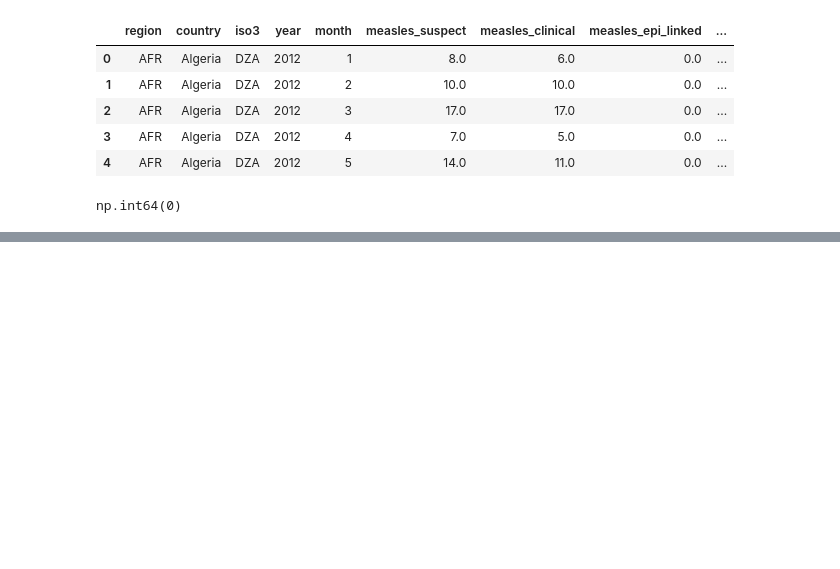
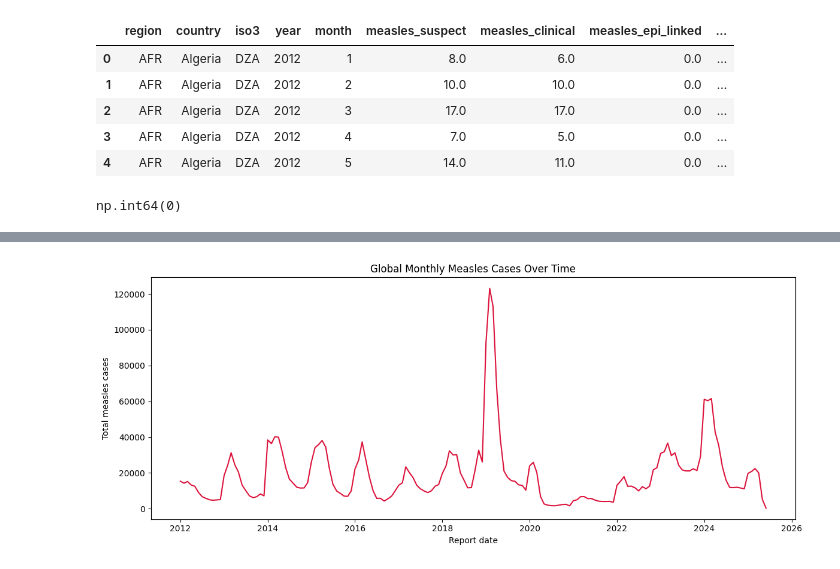
Before and after one commit to onchonga-programmer/measles-around-the-world, a Jupyter notebook: notebooks/monthly_measles.ipynb, the cells around one changed output, grey strips where cells are left out. Saved outputs shown, nothing was run; the diff lists cells and outputs as text; code cells hidden in the pictures; blank space fills up the shorter version.

```diff
--- a/notebooks/monthly_measles.ipynb
+++ b/notebooks/monthly_measles.ipynb
@@ -170,0 +318,17 @@ print(f"Saved cleaned data to: {output_path}")
+# %%
+# Monthly global measles trend
+trend_df = (
+    eda_df.groupby("report_date", as_index=False)["measles_total"]
+    .sum(min_count=1)
+    .sort_values("report_date")
+)
+
+plt.figure(figsize=(12, 5))
+sns.lineplot(data=trend_df, x="report_date", y="measles_total", color="crimson")
+plt.title("Global Monthly Measles Cases Over Time")
+plt.xlabel("Report date")
+plt.ylabel("Total measles cases")
+plt.tight_layout()
+plt.show()
+# %% [output]
+[figure, added]
```
Also changed, not shown: parts of 11 cells of this notebook.
